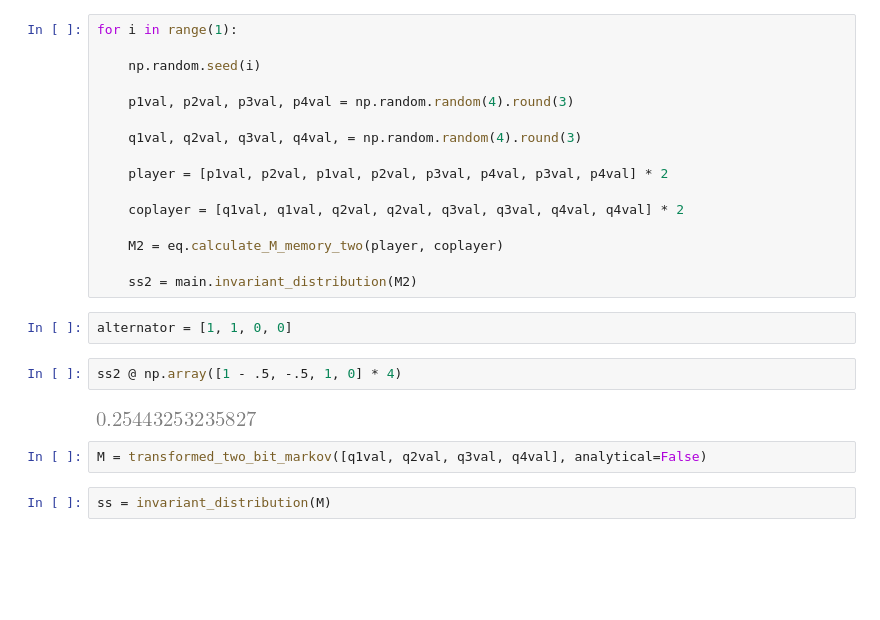
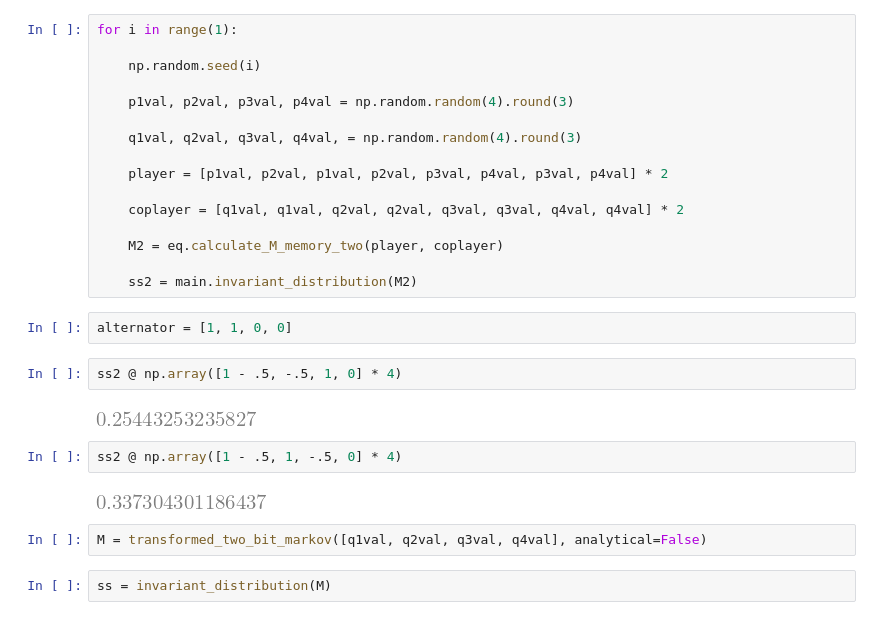
Before and after one commit to Nikoleta-v3/conditional-cooperation-with-longer-memory, a Jupyter notebook: notebooks/One bit case.ipynb, the cells around one changed output. Saved outputs shown, nothing was run; the diff lists cells and outputs as text; blank space fills up the shorter version.

```diff
--- a/notebooks/One bit case.ipynb
+++ b/notebooks/One bit case.ipynb
@@ -152,6 +152,10 @@ alternator = [1, 1, 0, 0]
 ss2 @ np.array([1 - .5, -.5, 1, 0] * 4)
 # %% [output]
 [figure]
+# %%
+ss2 @ np.array([1 - .5, 1, -.5, 0] * 4)
+# %% [output]
+[figure, added]
 # %%
 M = transformed_two_bit_markov([q1val, q2val, q3val, q4val], analytical=False)
 # %%
```
Also changed, not shown: parts of 16 cells of this notebook, 4 other files.
